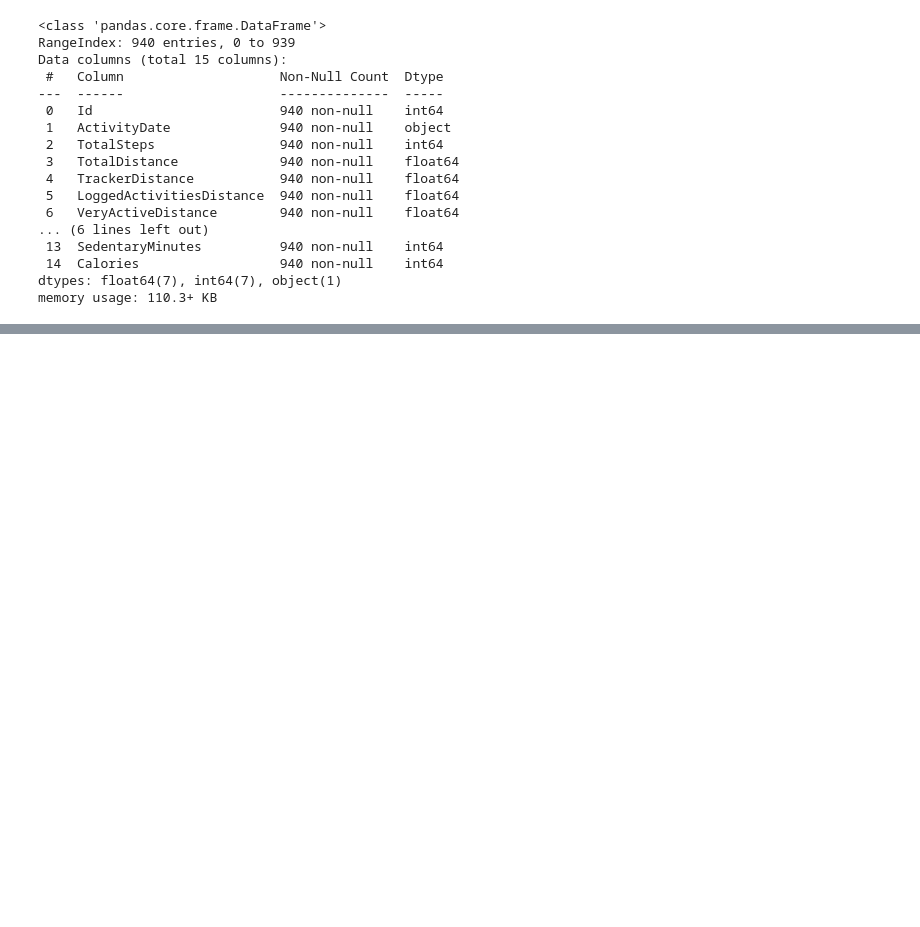
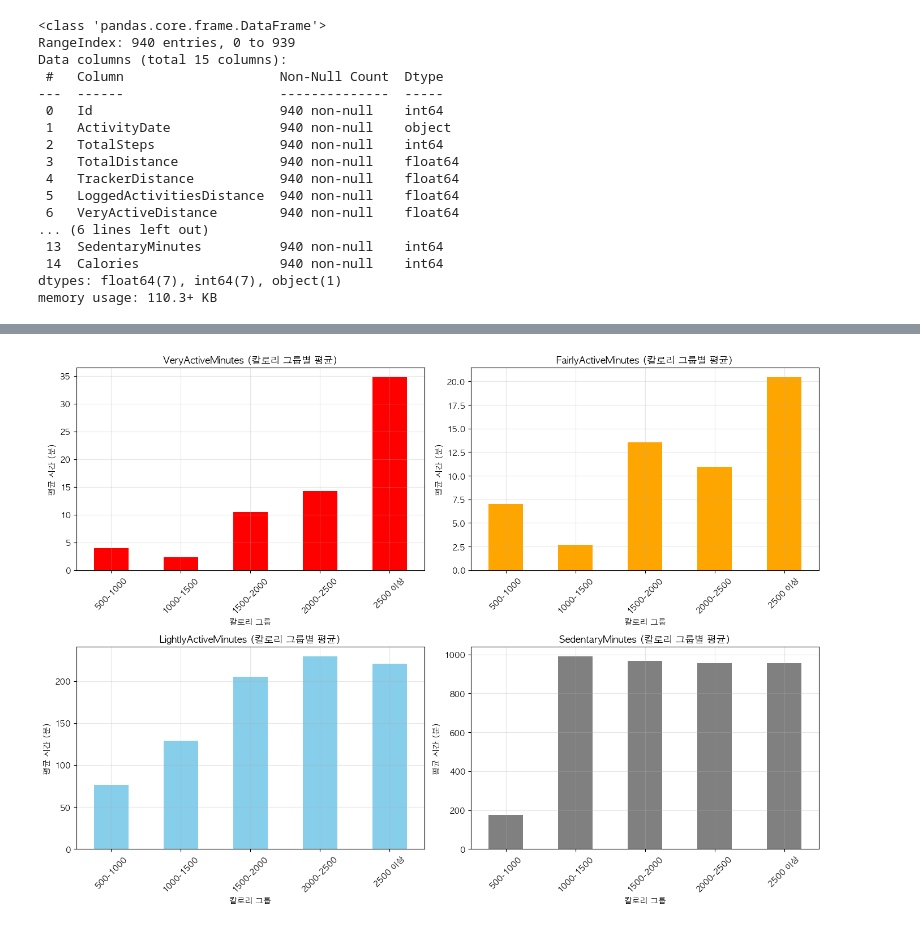
Before and after one commit to jeesy95-creator/sparta_15, a Jupyter notebook: notebooks/Soyun.ipynb, the cells around one changed output, grey strips where cells are left out. Cells and saved outputs as stored; diff of their text form; code cells hidden in the pictures; blank space fills up the shorter version.

```diff
--- a/notebooks/Soyun.ipynb
+++ b/notebooks/Soyun.ipynb
@@ -95,0 +322,7 @@ Index(['Id', 'ActivityDate', 'TotalSteps', 'TotalDistance', 'TrackerDistance',
+# %%
+# 칼로리 그룹별 활동 시간 평균 계산
+activity_cols = ['VeryActiveMinutes', 'FairlyActiveMinutes',
+                'LightlyActiveMinutes', 'SedentaryMinutes']
+
+calorie_group_min = act341_final.groupby('CalorieGroup', observed=True)[activity_cols].mean().round(3)
+calorie_group_min
@@ -95,0 +337,19 @@ Index(['Id', 'ActivityDate', 'TotalSteps', 'TotalDistance', 'TrackerDistance',
+# %%
+# 시각화 - 각 활동 시간별로 그래프
+fig, axes = plt.subplots(2, 2, figsize=(14, 10))
+axes = axes.flatten()
+
+colors = ['red', 'orange', 'skyblue', 'gray']
+
+for idx, col in enumerate(activity_cols):
+    calorie_group_min[col].plot(kind='bar', ax=axes[idx], color=colors[idx])
+    axes[idx].set_title(f'{col} (칼로리 그룹별 평균)', fontsize=12)
+    axes[idx].set_xlabel('칼로리 그룹')
+    axes[idx].set_ylabel('평균 시간 (분)')
+    axes[idx].tick_params(axis='x', rotation=45)
+    axes[idx].grid(True, alpha=0.3)
+
+plt.tight_layout()
+plt.show()
+# %% [output]
+[figure, added]
```
Also changed, not shown: parts of 34 cells of this notebook.
